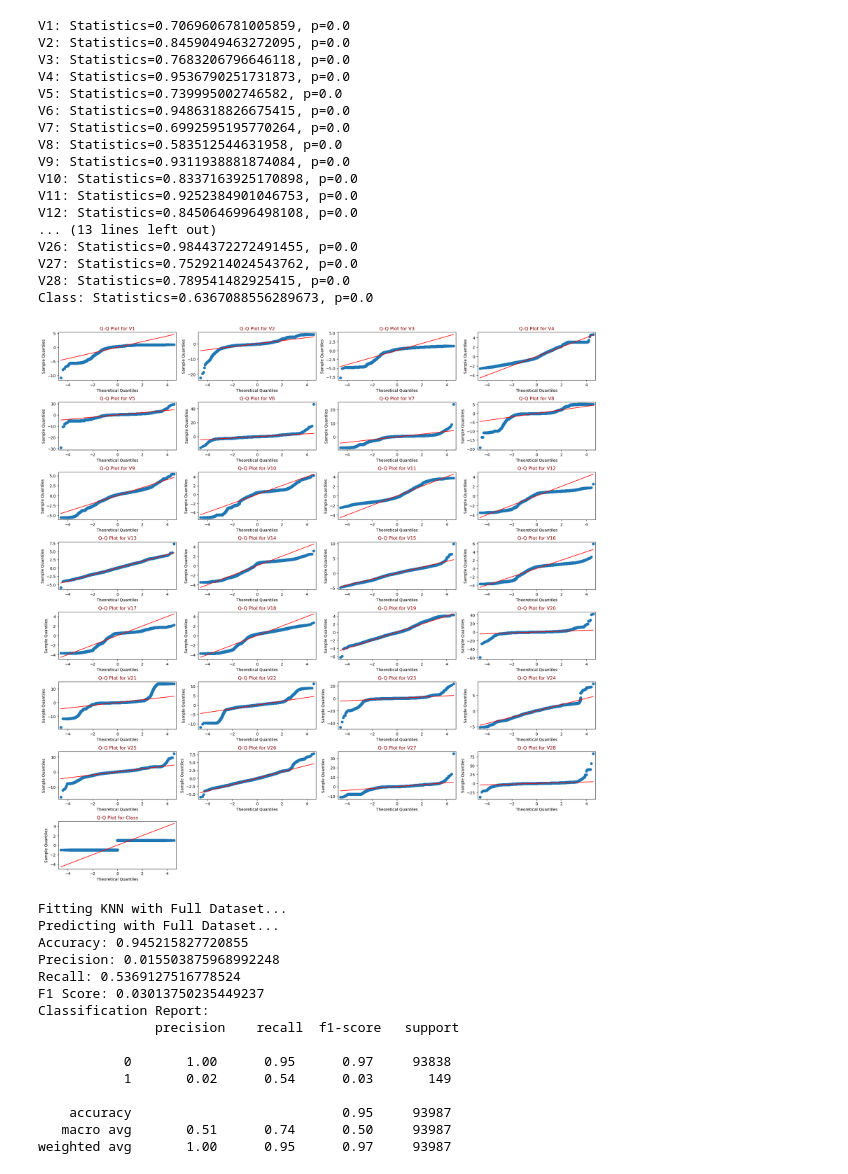
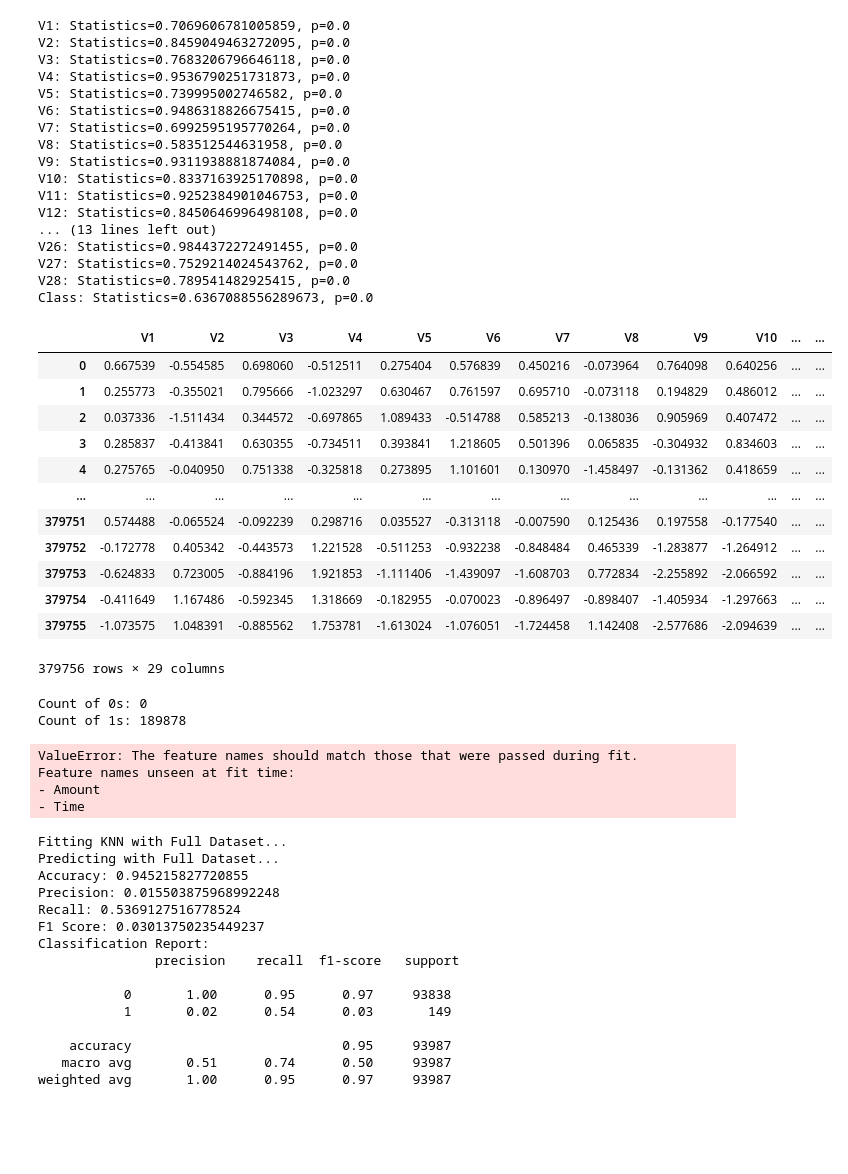
Before and after one commit to AnkitDogra-07/Research-CSE-V, a Jupyter notebook: Work/Notebooks for Data Cleaning/preprocessing.ipynb, the cells around one changed output. Saved outputs shown, nothing was run; the diff lists cells and outputs as text; code cells hidden in the pictures; blank space fills up the shorter version.

```diff
--- a/Work/Notebooks for Data Cleaning/preprocessing.ipynb
+++ b/Work/Notebooks for Data Cleaning/preprocessing.ipynb
@@ -220,10 +222,16 @@ from sklearn.preprocessing import StandardScaler
 scaler = StandardScaler()
 
 # Fit and transform the scaler on your dataset
-normalized_data = scaler.fit_transform(new_df)
+normalized_data = scaler.fit_transform(new_df.drop(columns='Class'))
 
 # Convert the normalized data back to a DataFrame
-normalized_df = pd.DataFrame(data=normalized_data, columns=new_df.columns)
+normalized_df = pd.DataFrame(data=normalized_data, columns=new_df.columns[:-1])
+
+# Create a DataFrame for the target variable
+target_df = pd.DataFrame(data=new_df['Class'], columns=['Class'])
+
+# Concatenate the features and target variable DataFrames
+normalized_df = pd.concat([normalized_df, target_df], axis=1)
 
 # Check the first few rows of the normalized DataFrame
 normalized_df.head()
@@ -283,14 +291,47 @@ def draw_qq_plots(df, features, rows, columns):
     plt.show()
 
 draw_qq_plots(normalized_df, normalized_df.columns, 8, 4)
-# %% [output]
-[figure, removed]
+# %%
+normalized_df
+# %% [output]
+|  | V1 | V2 | V3 | V4 | V5 | V6 | V7 | V8 | V9 | V10 | ... | ... |
+| 0 | 0.667539 | -0.554585 | 0.698060 | -0.512511 | 0.275404 | 0.576839 | 0.450216 | -0.073964 | 0.764098 | 0.640256 | ... | ... |
+| 1 | 0.255773 | -0.355021 | 0.795666 | -1.023297 | 0.630467 | 0.761597 | 0.695710 | -0.073118 | 0.194829 | 0.486012 | ... | ... |
+| 2 | 0.037336 | -1.511434 | 0.344572 | -0.697865 | 1.089433 | -0.514788 | 0.585213 | -0.138036 | 0.905969 | 0.407472 | ... | ... |
+| 3 | 0.285837 | -0.413841 | 0.630355 | -0.734511 | 0.393841 | 1.218605 | 0.501396 | 0.065835 | -0.304932 | 0.834603 | ... | ... |
+| 4 | 0.275765 | -0.040950 | 0.751338 | -0.325818 | 0.273895 | 1.101601 | 0.130970 | -1.458497 | -0.131362 | 0.418659 | ... | ... |
+| ... | ... | ... | ... | ... | ... | ... | ... | ... | ... | ... | ... | ... |
+| 379751 | 0.574488 | -0.065524 | -0.092239 | 0.298716 | 0.035527 | -0.313118 | -0.007590 | 0.125436 | 0.197558 | -0.177540 | ... | ... |
+| 379752 | -0.172778 | 0.405342 | -0.443573 | 1.221528 | -0.511253 | -0.932238 | -0.848484 | 0.465339 | -1.283877 | -1.264912 | ... | ... |
+| 379753 | -0.624833 | 0.723005 | -0.884196 | 1.921853 | -1.111406 | -1.439097 | -1.608703 | 0.772834 | -2.255892 | -2.066592 | ... | ... |
+| 379754 | -0.411649 | 1.167486 | -0.592345 | 1.318669 | -0.182955 | -0.070023 | -0.896497 | -0.898407 | -1.405934 | -1.297663 | ... | ... |
+| 379755 | -1.073575 | 1.048391 | -0.885562 | 1.753781 | -1.613024 | -1.076051 | -1.724458 | 1.142408 | -2.577686 | -2.094639 | ... | ... |
+379756 rows × 29 columns
+# %%
+value_counts = normalized_df["Class"].value_counts()
+# Access the counts for 0 and 1
+count_0 = value_counts.get(0, 0)  # Get count of 0, default to 0 if not found
+count_1 = value_counts.get(1, 0)  # Get count of 1, default to 0 if not found
+
+print(f"Count of 0s: {count_0}")
+print(f"Count of 1s: {count_1}")
+# %% [output]
+Count of 0s: 0
+Count of 1s: 189878
 # %%
 # Assignment of training set...
 X_train, y_train = X_resampled, y_resampled
 
+# Using the normalized data for training and testing
+X_train_norm, X_test_norm = scaler.transform(X_train), scaler.transform(X_test)
+
 # Defining the number of features to select (N)
 N = 10
+# %% [output]
+ValueError: The feature names should match those that were passed during fit.
+Feature names unseen at fit time:
+- Amount
+- Time
 # %%
 # Method 1: Mutual Information for feature selection
 mi_selector = SelectKBest(mutual_info_classif, k=N)
```
Also changed, not shown: parts of 2 cells of this notebook.
